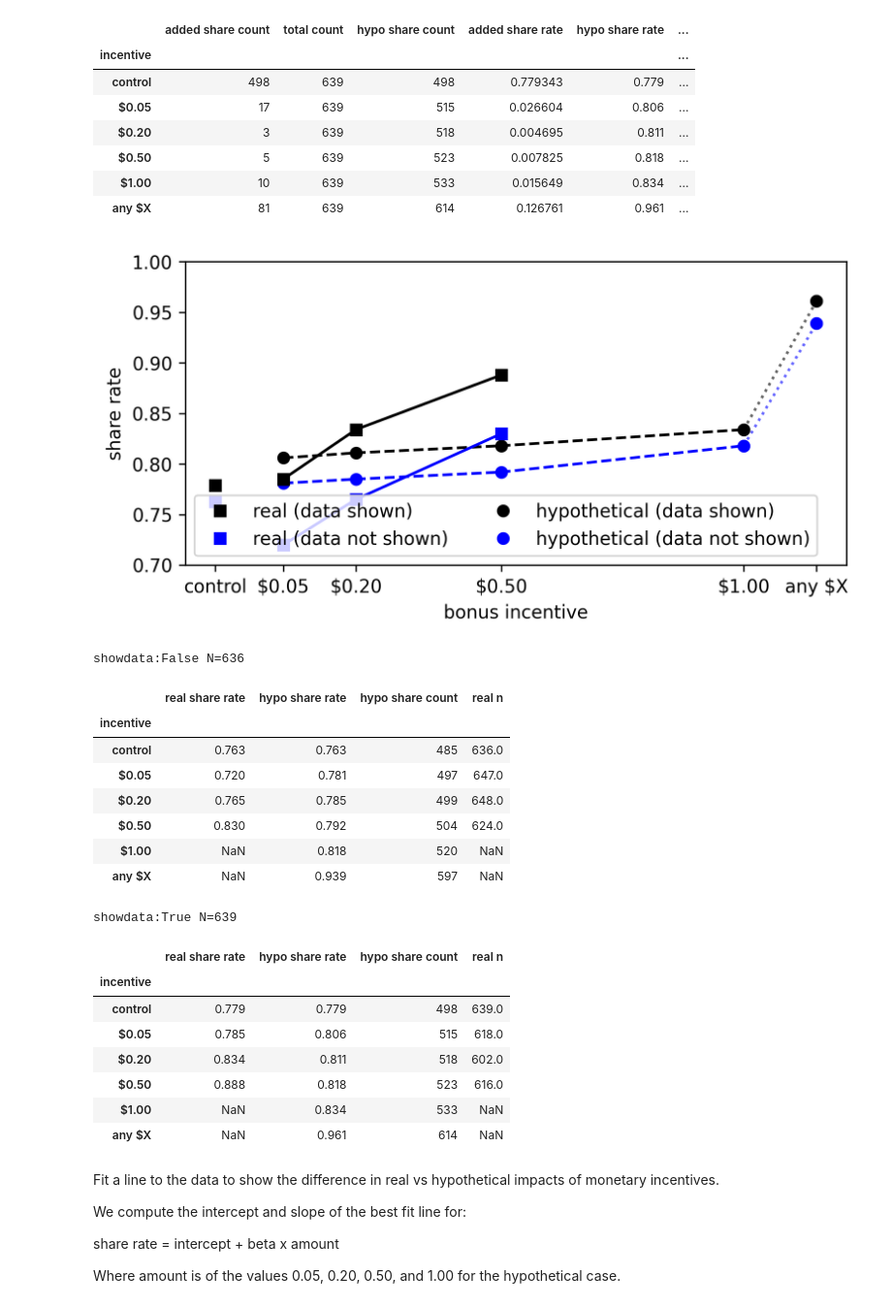
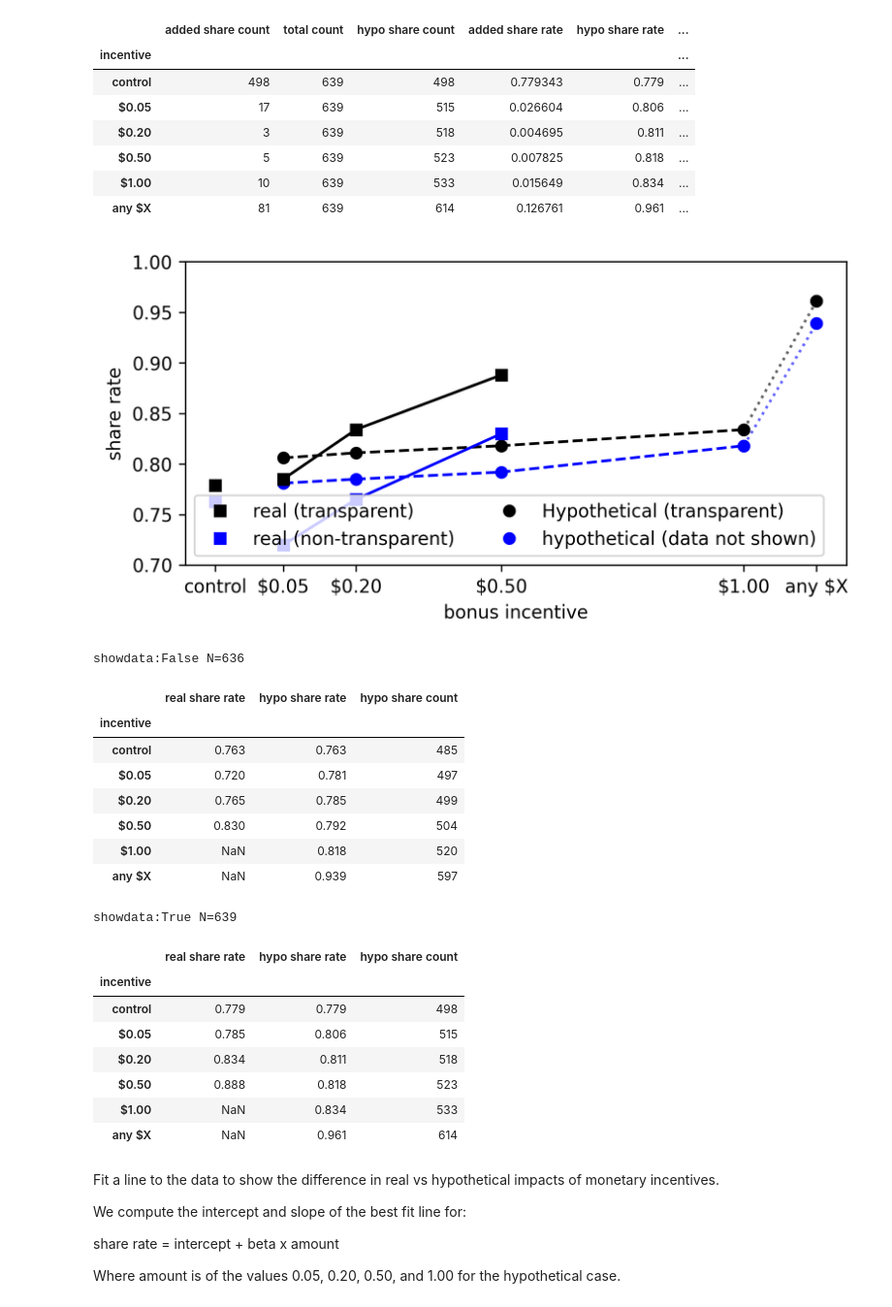
Before and after one commit to aberke/amazon-study, a Jupyter notebook: data-analysis/survey-data.ipynb, the cells around one changed output. Shown at 97% size. Saved outputs shown, nothing was run; the diff lists cells and outputs as text; code cells hidden in the pictures.

Commit message:
updated plot labels for transparent vs non-transparent data conditions

```diff
--- a/data-analysis/survey-data.ipynb
+++ b/data-analysis/survey-data.ipynb
@@ -215,8 +215,10 @@ control share rate: 0.771
 - Use consistent labeling for showdata:True vs showdata:False
 - Use consistnet colors for showdata:True vs showdata:False
 # %%
-showdata_true_label = "data shown"
-showdata_false_label = "data not shown"
+showdata_true_label = "transparent"
+showdata_false_label = "non-transparent"
+# showdata_true_label = "data shown"
+# showdata_false_label = "data not shown"
 showdata_true_label_b = "columns + data"
 showdata_false_label_b = "columns only"
 
@@ -1243,62 +1245,62 @@ fig, ax = plt.subplots(1,1,figsize=(6.5,3), dpi=300)
 xticks = [-0.09, 0.05, 0.20, 0.5, 1, 1.15]
 ax.plot(xticks, [np.nan] + s1['hypo share rate'][1:5].tolist() + [np.nan],
         'o--', color='black',
         label='')
 ax.plot(xticks, [np.nan] + s0['hypo share rate'][1:5].tolist() + [np.nan],
         'o--', color='blue',
         label='')
 ax.plot(xticks, [np.nan] + s1['real share rate'][1:].tolist(),
         's-', color='black')
 ax.plot(xticks, [np.nan] + s0['real share rate'][1:].tolist(),
         's-', color='blue')
 # plot control values separately
 ax.plot(xticks, [s1['real share rate']['control']] + [np.nan]*5,
-        's', color='black', label='real (data shown)')
+        's', color='black', label='real (%s)'%showdata_true_label)
 ax.plot(xticks, [s0['real share rate']['control']] + [np.nan]*5,
-        's', color='blue', label='real (data not shown)')
+        's', color='blue', label='real (%s)'%showdata_false_label)
 # plot hypothetical any $X values - as points
 ax.plot(xticks, [np.nan]*5 + s1['hypo share rate'][5:].tolist(),
-        'o', color='black', label='hypothetical (data shown)')
+        'o', color='black', label='Hypothetical (%s)'%showdata_true_label)
 ax.plot(xticks, [np.nan]*5 + s0['hypo share rate'][5:].tolist(),
         'o', color='blue', label='hypothetical (data not shown)')
 # with lines
 ax.plot(xticks, [np.nan]*4 + s1['hypo share rate'][4:].tolist(),
         'o:', color='black', alpha=0.6)
 ax.plot(xticks, [np.nan]*4 + s0['hypo share rate'][4:].tolist(),
         'o:', color='blue', alpha=0.6)
 
 ax.set_ylabel('share rate')
 ax.set_xlabel('bonus incentive')
 ax.set_xticks(xticks, s0.index)
 ax.legend(ncol=2)
 _ = ax.set_ylim([0.7, 1])
 # %% [output]
-[figure, old version]
+[figure, new version]
 # %%
 # show the tables nicely
 print('showdata:False N=%s' % s0['total count'][0])
-display(s0[['real share rate', 'hypo share rate', 'hypo share count', 'real n']])
+display(s0[['real share rate', 'hypo share rate', 'hypo share count']])
 print('showdata:True N=%s' % s1['total count'][0])
-display(s1[['real share rate', 'hypo share rate', 'hypo share count', 'real n']])
+display(s1[['real share rate', 'hypo share rate', 'hypo share count']])
 # %% [output]
 showdata:False N=636
-|  | real share rate | hypo share rate | hypo share count | real n |
-| incentive |  |  |  |  |
-| control | 0.763 | 0.763 | 485 | 636.0 |
-| $0.05 | 0.720 | 0.781 | 497 | 647.0 |
-| $0.20 | 0.765 | 0.785 | 499 | 648.0 |
-| $0.50 | 0.830 | 0.792 | 504 | 624.0 |
-| $1.00 | NaN | 0.818 | 520 | NaN |
-| any $X | NaN | 0.939 | 597 | NaN |
+|  | real share rate | hypo share rate | hypo share count |
+| incentive |  |  |  |
+| control | 0.763 | 0.763 | 485 |
+| $0.05 | 0.720 | 0.781 | 497 |
+| $0.20 | 0.765 | 0.785 | 499 |
+| $0.50 | 0.830 | 0.792 | 504 |
+| $1.00 | NaN | 0.818 | 520 |
+| any $X | NaN | 0.939 | 597 |
 showdata:True N=639
-|  | real share rate | hypo share rate | hypo share count | real n |
-| incentive |  |  |  |  |
-| control | 0.779 | 0.779 | 498 | 639.0 |
-| $0.05 | 0.785 | 0.806 | 515 | 618.0 |
-| $0.20 | 0.834 | 0.811 | 518 | 602.0 |
-| $0.50 | 0.888 | 0.818 | 523 | 616.0 |
-| $1.00 | NaN | 0.834 | 533 | NaN |
-| any $X | NaN | 0.961 | 614 | NaN |
+|  | real share rate | hypo share rate | hypo share count |
+| incentive |  |  |  |
+| control | 0.779 | 0.779 | 498 |
+| $0.05 | 0.785 | 0.806 | 515 |
+| $0.20 | 0.834 | 0.811 | 518 |
+| $0.50 | 0.888 | 0.818 | 523 |
+| $1.00 | NaN | 0.834 | 533 |
+| any $X | NaN | 0.961 | 614 |
 # %% [markdown]
 Fit a line to the data to show the difference in real vs hypothetical impacts of monetary incentives.
 
```
Also changed, not shown: parts of 38 cells of this notebook.
